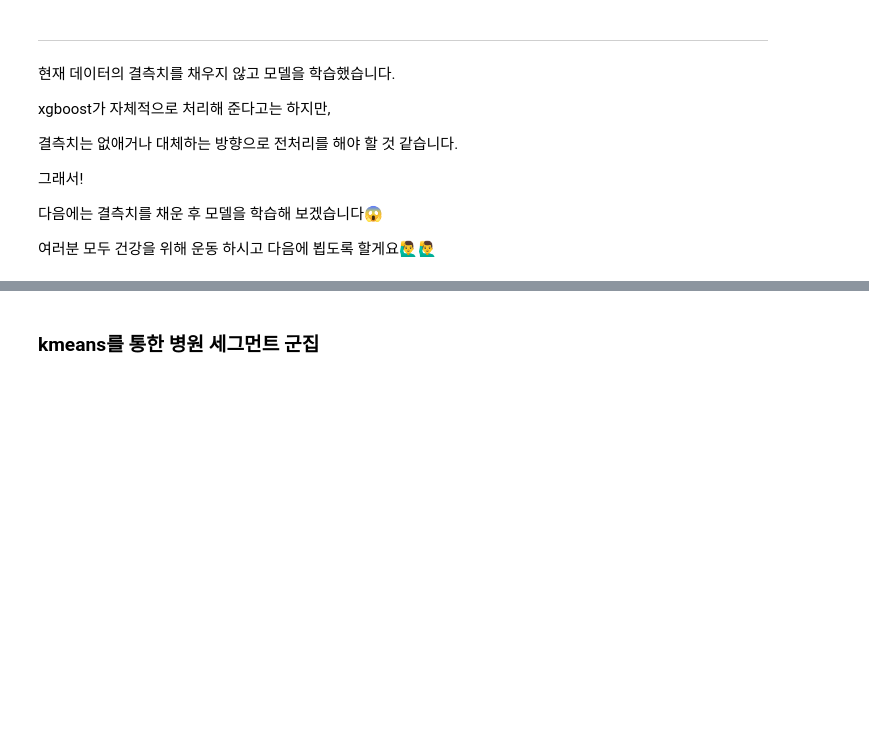
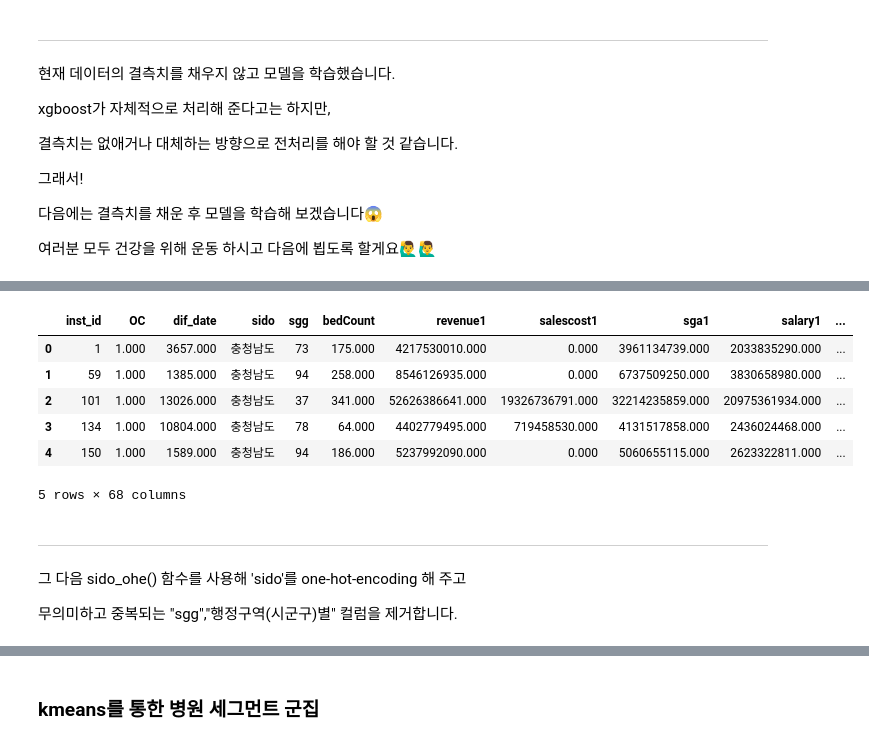
Before and after one commit to nyeokinyeoki/Gym_zalabim, a Jupyter notebook: ipynb/hospital.ipynb, the cells around one changed output, grey strips where cells are left out. Saved outputs shown, nothing was run; the diff lists cells and outputs as text; code cells hidden in the pictures; blank space fills up the shorter version.

```diff
--- a/ipynb/hospital.ipynb
+++ b/ipynb/hospital.ipynb
@@ -2082,7 +2181,20 @@ pop.rename(columns={"총인구수 (명)":"tt_pop", "남자인구수 (명)":"male
 # %%
 # df_one와 pop(인구수) join
 df_new = pd.merge(df_one, pop, how="inner", left_on="sido", right_on="행정구역(시군구)별")
-# df_new.head()
+df_new.head()
+# %% [output]
+|  | inst_id | OC | dif_date | sido | sgg | bedCount | revenue1 | salescost1 | sga1 | salary1 | ... |
+| 0 | 1 | 1.000 | 3657.000 | 충청남도 | 73 | 175.000 | 4217530010.000 | 0.000 | 3961134739.000 | 2033835290.000 | ... |
+| 1 | 59 | 1.000 | 1385.000 | 충청남도 | 94 | 258.000 | 8546126935.000 | 0.000 | 6737509250.000 | 3830658980.000 | ... |
+| 2 | 101 | 1.000 | 13026.000 | 충청남도 | 37 | 341.000 | 52626386641.000 | 19326736791.000 | 32214235859.000 | 20975361934.000 | ... |
+| 3 | 134 | 1.000 | 10804.000 | 충청남도 | 78 | 64.000 | 4402779495.000 | 719458530.000 | 4131517858.000 | 2436024468.000 | ... |
+| 4 | 150 | 1.000 | 1589.000 | 충청남도 | 94 | 186.000 | 5237992090.000 | 0.000 | 5060655115.000 | 2623322811.000 | ... |
+5 rows × 68 columns
+# %% [markdown]
+***
+그 다음 sido_ohe() 함수를 사용해 'sido'를 one-hot-encoding 해 주고
+
+무의미하고 중복되는 "sgg","행정구역(시군구)별" 컬럼을 제거합니다.
 # %%
 # 시도를 one-hot-encoding
 df_new = sido_ohe(DF=df_new,colname="sido")
```
Also changed, not shown: parts of 12 cells of this notebook, 3 other files.
